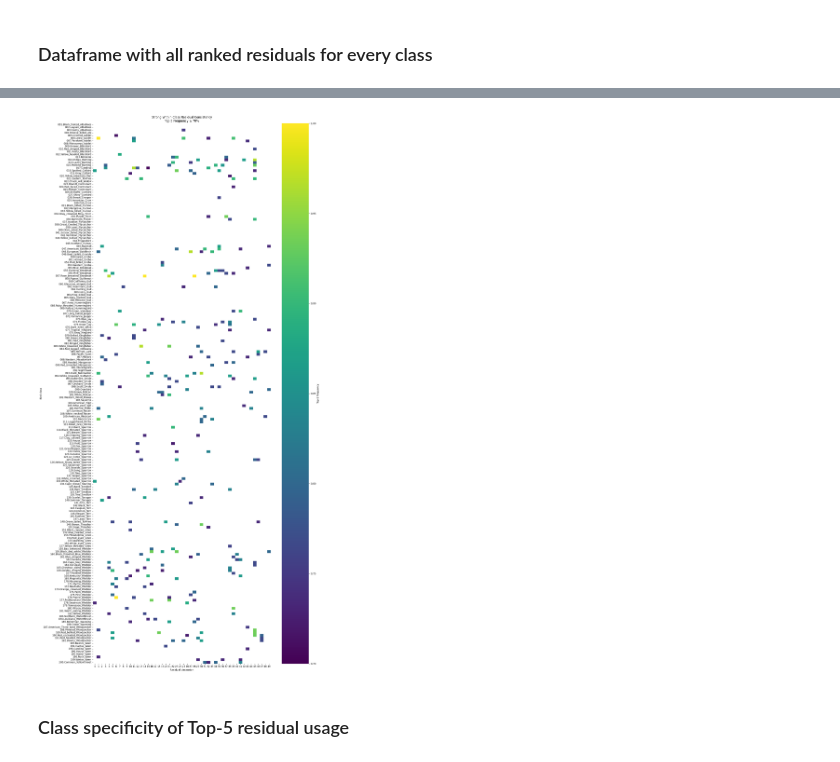
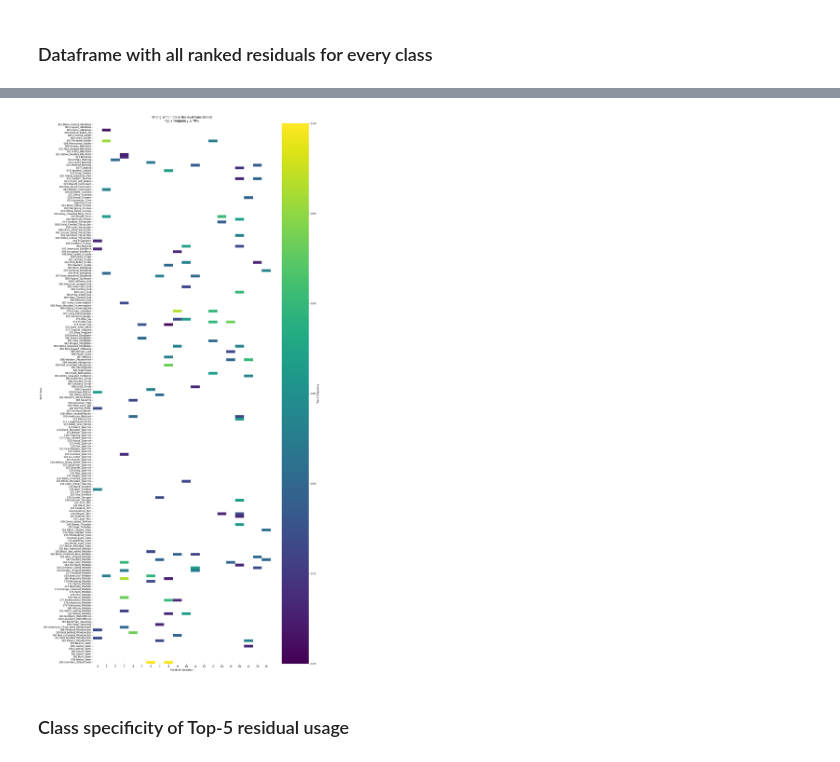
Before and after one commit to stephenmarcou/SCBM_implementation, a Jupyter notebook: distribution_analysis.ipynb, the cells around one changed output, grey strips where cells are left out. Drawn from its saved outputs; the diff is of its cells as text; code cells hidden in the pictures.

```diff
--- a/distribution_analysis.ipynb
+++ b/distribution_analysis.ipynb
@@ -195,7 +195,7 @@ print(len(attr_groups__112_concepts))
 import ast
 
 
-info_dataset_path = os.path.join("datasets", "CUB", "incomplete_data", "Mateo_025", "info.txt")
+info_dataset_path = os.path.join("datasets", "CUB", "incomplete_data", "yellow_experiment_local_1", "info.txt")
 
 
 with open(info_dataset_path, 'r') as f:
@@ -211,6 +211,10 @@ with open(info_dataset_path, 'r') as f:
 
 # Original has 112 attributes, but we only use a subset of them
 new_attribute_mapping = ast.literal_eval(new_attribute_mapping_string)
+
+# Number of concepts remaining after removal (read from info.txt, not hardcoded)
+NUM_CONCEPTS = len(new_attribute_mapping)
+print(f"Number of concepts: {NUM_CONCEPTS}")
 
 # Removed groups list
 removed_attribute_groups = ast.literal_eval(removed_attribute_groups_string)
@@ -383,7 +388,7 @@ print(
 
 
 # Bottleneck dimensions.
-C = NUM_CONCEPTS = 22
+C = NUM_CONCEPTS
 R = NUM_RESIDUALS = W.shape[1] - C
 
 if R <= 0:
@@ -747,7 +752,7 @@ print(
 # Importance is the SIGNED contribution, so the top residuals
 # are the ones pushing hardest towards the predicted class.
 
-num_top_residuals = min(5, R)
+num_top_residuals = min(2, R)
 
 top_residuals = torch.topk(
     signed_phi_r,
@@ -1325,7 +1330,7 @@ Residual importance ranks for class 1 (n=30):
 # Per-class residual consistency
 # ============================================================
 
-TOP_K_VALUES = [1, 3, 5, 10]
+TOP_K_VALUES = [1, 2, 3, 10]
 
 rows = []
 
@@ -1392,8 +1397,8 @@ for class_idx in range(num_classes):
             "top3_frequency":
                 topk_frequencies[3][residual_idx].item(),
 
-            "top5_frequency":
-                topk_frequencies[5][residual_idx].item(),
+            "top2_frequency":
+                topk_frequencies[2][residual_idx].item(),
 
             "top10_frequency":
                 topk_frequencies[10][residual_idx].item(),
@@ -1430,7 +1435,7 @@ import numpy as np
 
 
 num_to_show = NUM_RESIDUALS
-TOP_K_VALUES = [1, 3, 5, 10]
+TOP_K_VALUES = [1, 2, 3, 10]
 
 rows = []
 
@@ -1465,7 +1470,7 @@ for class_idx in range(num_classes):
 
                     "top1_frequency": float("nan"),
                     "top3_frequency": float("nan"),
-                    "top5_frequency": float("nan"),
+                    "top2_frequency": float("nan"),
                     "top10_frequency": float("nan"),
 
                     "mean_signed_contribution": float("nan"),
@@ -1622,8 +1627,8 @@ for class_idx in range(num_classes):
                 "top3_frequency":
                     topk_frequencies[3][j].item(),
 
-                "top5_frequency":
-                    topk_frequencies[5][j].item(),
+                "top2_frequency":
+                    topk_frequencies[2][j].item(),
 
                 "top10_frequency":
                     topk_frequencies[10][j].item(),
@@ -1712,7 +1717,7 @@ DataFrame shape: (10000, 16)
 70 rows × 16 columns
 # %%
 # ============================================================
-# Heatmap: Only strong Top-5 consistency
+# Heatmap: Only strong Top-2 consistency
 # ============================================================
 
 threshold = 0.7
@@ -1722,12 +1727,12 @@ threshold = 0.7
 # Create class × residual matrix
 # ------------------------------------------------------------
 
-top5_heatmap = (
+top2_heatmap = (
     all_residuals_per_class_df
     .pivot(
         index=["class_idx", "class_name"],
         columns="residual_idx",
-        values="top5_frequency",
+        values="top2_frequency",
     )
     .sort_index(level="class_idx")
 )
@@ -1736,44 +1741,44 @@ top5_heatmap = (
 # Remove class_idx from displayed labels
 class_labels = [
     class_name
-    for _, class_name in top5_heatmap.index
+    for _, class_name in top2_heatmap.index
 ]
 
 
-strong_consistency = top5_heatmap.copy()
+strong_consistency = top2_heatmap.copy()
 
 # Hide frequencies below 70%
 strong_consistency = strong_consistency.where(
     strong_consistency >= threshold
 )
 
 
 plt.figure(figsize=(16, 32))
 
 ax = sns.heatmap(
     strong_consistency.values,
     cmap="viridis",
     vmin=threshold,
     vmax=1,
     xticklabels=strong_consistency.columns.astype(int),
     yticklabels=class_labels,
     cbar_kws={
-        "label": "Top-5 frequency"
+        "label": "Top-2 frequency"
     },
 )
 
 ax.set_xlabel("Residual dimension")
 ax.set_ylabel("Bird class")
 
 ax.set_title(
     "Strong Within-Class Residual Consistency\n"
-    f"Top-5 Frequency ≥ {threshold:.0%}"
+    f"Top-2 Frequency ≥ {threshold:.0%}"
 )
 
 plt.tight_layout()
 plt.show()
 # %% [output]
-[figure, old version]
+[figure, new version]
 # %% [markdown]
 ### Class specificity of Top-5 residual usage
 # %%
```
Also changed, not shown: parts of 32 cells of this notebook, 4 other files.
